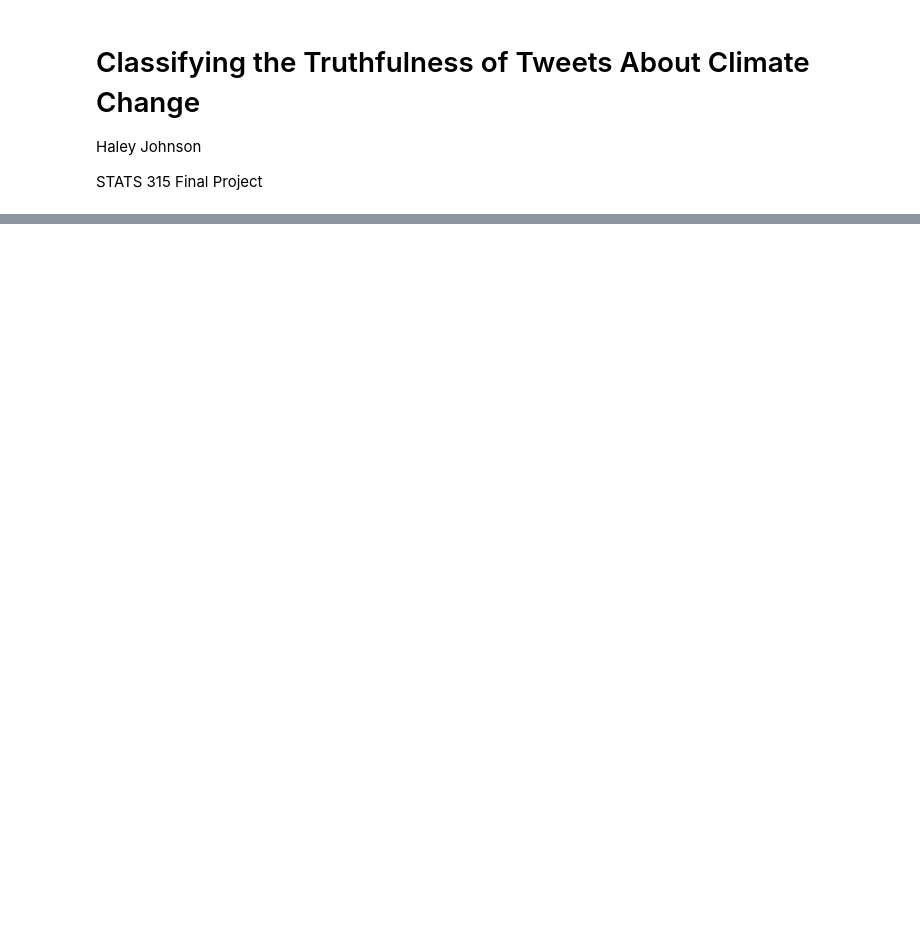
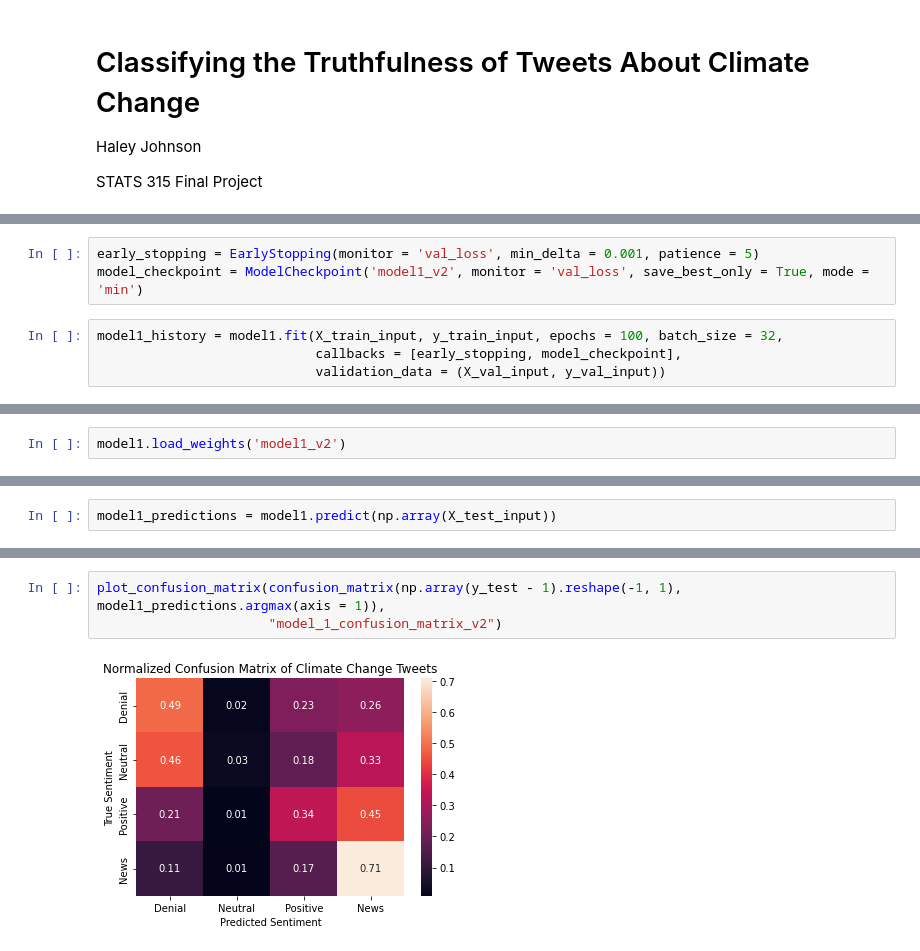
Before and after one commit to haleyej/stats_315_final_proj, a Jupyter notebook: final_project.ipynb, the cells around one changed output, grey strips where cells are left out. Drawn from its saved outputs; the diff is of its cells as text; blank space fills up the shorter version.

```diff
--- a/final_project.ipynb
+++ b/final_project.ipynb
@@ -47,0 +170,7 @@ 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
+# %%
+early_stopping = EarlyStopping(monitor = 'val_loss', min_delta = 0.001, patience = 5)
+model_checkpoint = ModelCheckpoint('model1_v2', monitor = 'val_loss', save_best_only = True, mode = 'min')
+# %%
+model1_history = model1.fit(X_train_input, y_train_input, epochs = 100, batch_size = 32,
+                            callbacks = [early_stopping, model_checkpoint],
+                            validation_data = (X_val_input, y_val_input))
@@ -47,0 +179,2 @@ 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
+# %%
+model1.load_weights('model1_v2')
@@ -47,0 +193,2 @@ 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
+# %%
+model1_predictions = model1.predict(np.array(X_test_input))
@@ -47,0 +197,5 @@ 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
+# %%
+plot_confusion_matrix(confusion_matrix(np.array(y_test - 1).reshape(-1, 1), model1_predictions.argmax(axis = 1)),
+                      "model_1_confusion_matrix_v2")
+# %% [output]
+[figure, added]
```
Also changed, not shown: parts of 91 cells of this notebook, 1 other file.
